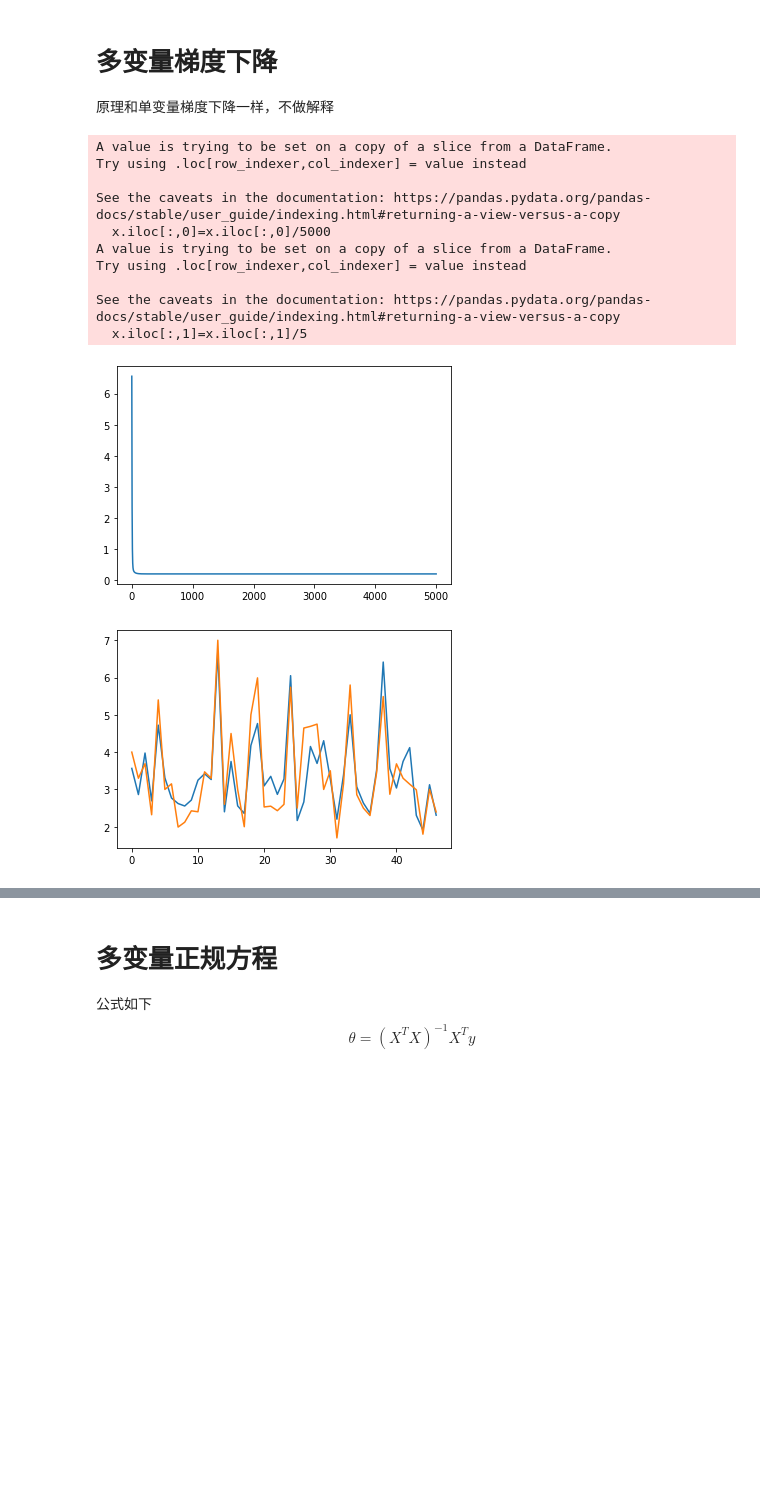
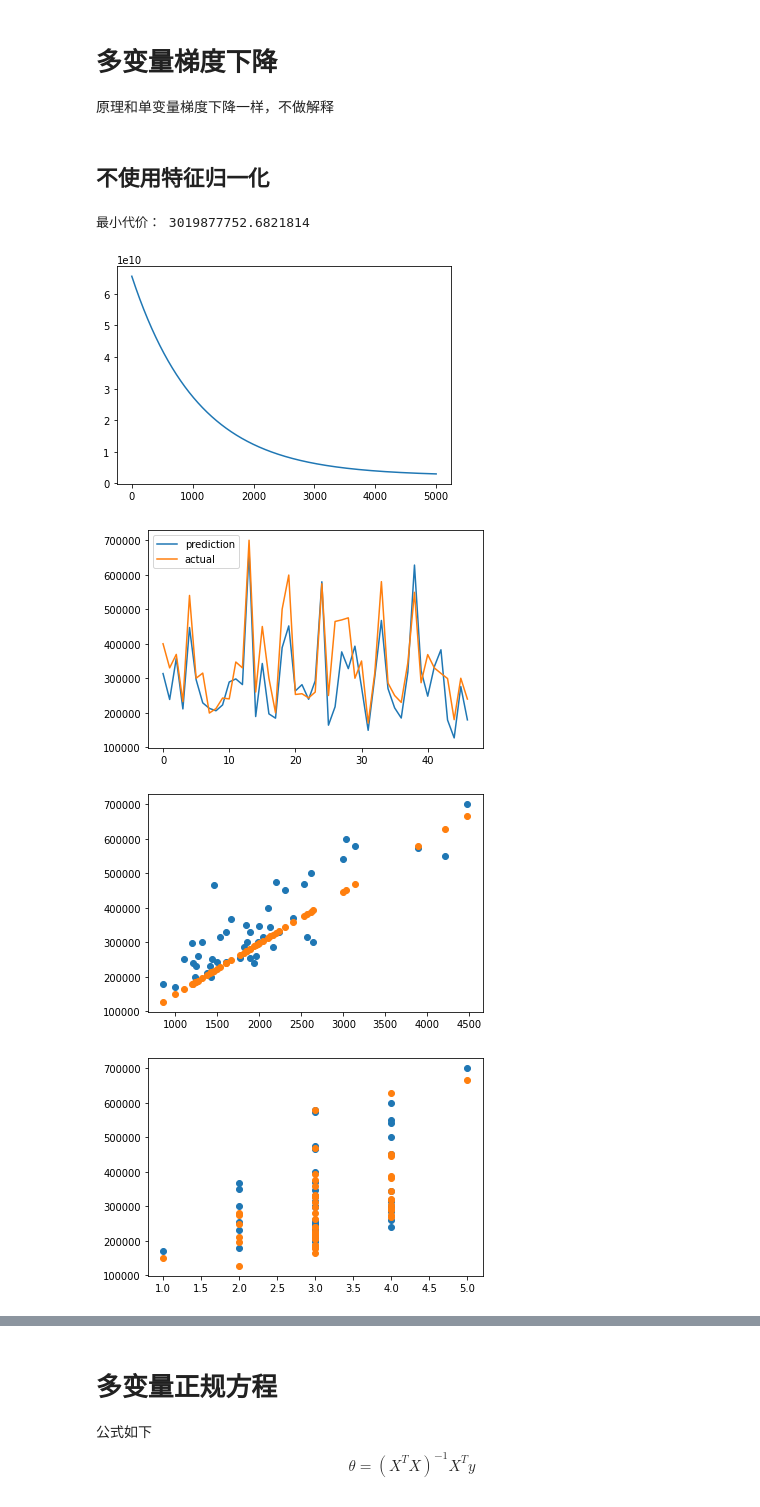
Before and after one commit to keptupp/MachineClass, a Jupyter notebook: exercise_2/mycode.ipynb, the cells around one changed output, grey strips where cells are left out. Drawn from its saved outputs; the diff is of its cells as text; code cells hidden in the pictures; blank space fills up the shorter version.

```diff
--- a/exercise_2/mycode.ipynb
+++ b/exercise_2/mycode.ipynb
@@ -6,17 +6,17 @@ import matplotlib.pyplot as pl
 # 多变量梯度下降
 原理和单变量梯度下降一样，不做解释
 # %%
-def getData():
+def getData(x_1=1,x_2=1):
     data=pd.read_csv("ex1data2.txt",header=None)
     x=data.iloc[:,0:-1]
     y=data.iloc[:,-1]
     #归一化
-    x.iloc[:,0]=x.iloc[:,0]/5000
-    x.iloc[:,1]=x.iloc[:,1]/5
-    x=np.insert(np.array(x),0,np.ones(x.shape[0]),axis=1)
-    y=y/100000
+    # x.iloc[:,0]=x.iloc[:,0]/5000
+    # x.iloc[:,1]=x.iloc[:,1]/5
+    x=np.insert(np.array(x,dtype=float),0,np.ones(x.shape[0]),axis=1)
+    # y=y/100000
 
-    theta=np.zeros((1,3))
+    theta=np.zeros((1,1+x_1+x_2))
     return x,y,theta
 
 def compute(x,theta):
@@ -29,8 +29,7 @@ def cost(hx,y,theta,l):
 def gradient_descent(x,errorValue,theta,l):
     return (np.sum(errorValue*x,axis=0)+l*theta)/x.shape[0]
 
-def main(nums,speed,l):
-    x,y,theta=getData()
+def main(nums,speed,l,x,y,theta):
     costs=[]
     for i in range(nums):
         hx=compute(x,theta)
@@ -38,26 +37,33 @@ def main(nums,speed,l):
         costs.append(j[0][0])
         decline=gradient_descent(x,errorValue,theta,l)
         theta=theta-speed*decline
+    print("最小代价：",costs[-1])
     pl.plot(costs)
-    return x,y,theta
-x1,y1,theta1=main(5000,1.2,0)
+    pl.show()
+    return theta
+
+#画图，预测值与实际值对比
+def test(x,y,theta):
+    hx1=x@theta.T
+    pl.plot(hx1,label="prediction")
+    pl.plot(y,label="actual")
+    pl.legend()
+    pl.show()
+    pl.scatter(x[:,1],y)
+    pl.scatter(x[:,1],hx1)
+    pl.show()
+    pl.scatter(x[:,2],y)
+    pl.scatter(x[:,2],hx1)
+    pl.show()
-# %% [output]
-A value is trying to be set on a copy of a slice from a DataFrame.
-Try using .loc[row_indexer,col_indexer] = value instead
-
-See the caveats in the documentation: https://pandas.pydata.org/pandas-docs/stable/user_guide/indexing.html#returning-a-view-versus-a-copy
-  x.iloc[:,0]=x.iloc[:,0]/5000
-A value is trying to be set on a copy of a slice from a DataFrame.
-Try using .loc[row_indexer,col_indexer] = value instead
-
-See the caveats in the documentation: https://pandas.pydata.org/pandas-docs/stable/user_guide/indexing.html#returning-a-view-versus-a-copy
-  x.iloc[:,1]=x.iloc[:,1]/5
-[figure, removed]
-# %%
-def test(x1,y1,theta1):
-    hx1=x1@theta1.T
-    pl.plot(hx1)
-    pl.plot(y1)
-test(x1,y1,theta1)
-# %% [output]
-[figure, removed]
+# %% [markdown]
+## 不使用特征归一化
+# %%
+x,y,theta=getData()
+theta_no_feature_normalization=main(5000,0.0000000001,0,x,y,theta)
+test(x,y,theta_no_feature_normalization)
+# %% [output]
+最小代价： 3019877752.6821814
+[figure, added]
+[figure, added]
+[figure, added]
+[figure, added]
```
Also changed, not shown: parts of 20 cells of this notebook, 6 other files.
